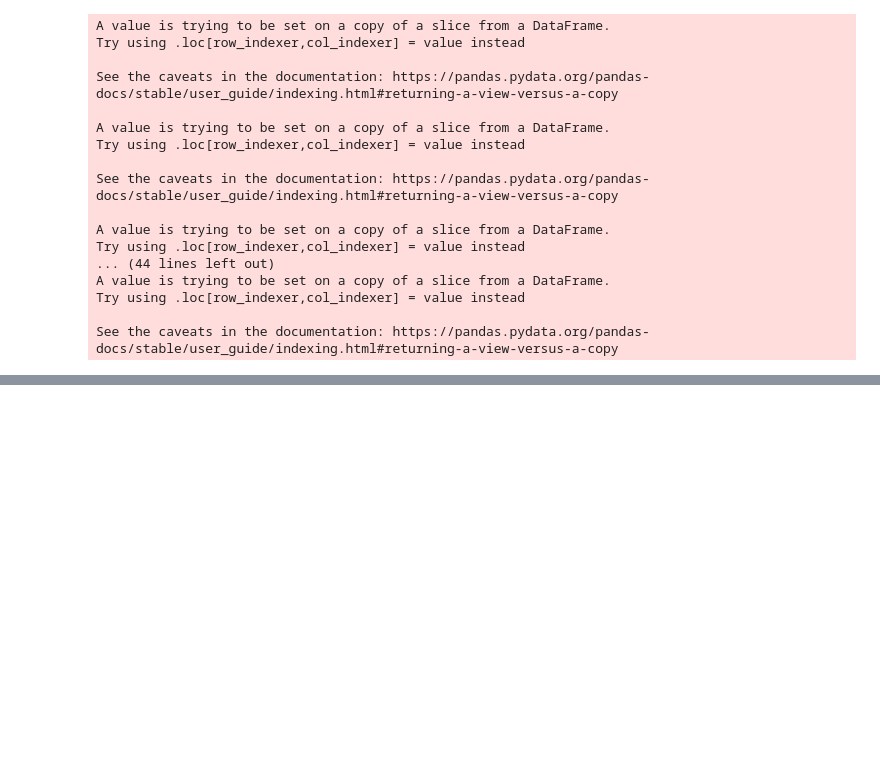
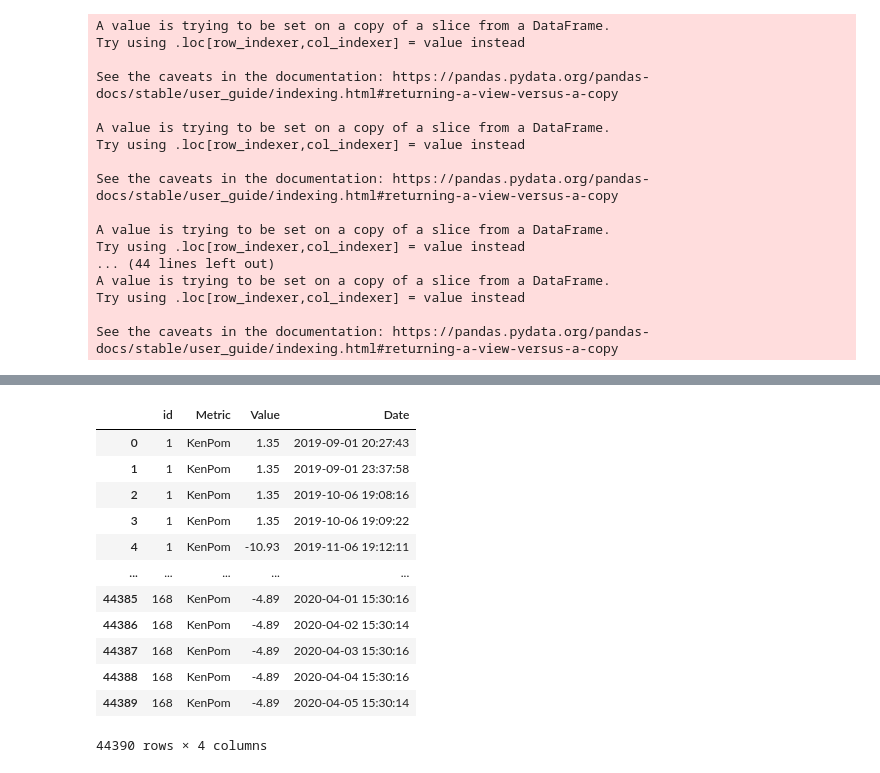
Before and after one commit to blakekobel/college-bball-scraper, a Jupyter notebook: Refactor Statlines.ipynb, the cells around one changed output, grey strips where cells are left out. Saved outputs shown, nothing was run; the diff lists cells and outputs as text; code cells hidden in the pictures; blank space fills up the shorter version.

```diff
--- a/Refactor Statlines.ipynb
+++ b/Refactor Statlines.ipynb
@@ -102,5 +103,3 @@ A value is trying to be set on a copy of a slice from a DataFrame.
 Try using .loc[row_indexer,col_indexer] = value instead
 
 See the caveats in the documentation: https://pandas.pydata.org/pandas-docs/stable/user_guide/indexing.html#returning-a-view-versus-a-copy
-# %%
-result = kpval.append([bpival,srsval,oeffval,deffval,ppgval,papgval,paceval,threeparval,trueshootval,tovval,oppthreeparval,opptrueshootval,opptovval])
@@ -138,0 +128,20 @@ kpval
+# %%
+kpval = kpval.rename(columns={"record_date": "Date"})
+kp_id = pd.merge(kpval, tf, how='inner', left_on="team_name", right_on="kenpom_name")
+kp_final = kp_id[['id','Metric','Value','Date']]
+# %%
+kp_final
+# %% [output]
+|  | id | Metric | Value | Date |
+| 0 | 1 | KenPom | 1.35 | 2019-09-01 20:27:43 |
+| 1 | 1 | KenPom | 1.35 | 2019-09-01 23:37:58 |
+| 2 | 1 | KenPom | 1.35 | 2019-10-06 19:08:16 |
+| 3 | 1 | KenPom | 1.35 | 2019-10-06 19:09:22 |
+| 4 | 1 | KenPom | -10.93 | 2019-11-06 19:12:11 |
+| ... | ... | ... | ... | ... |
+| 44385 | 168 | KenPom | -4.89 | 2020-04-01 15:30:16 |
+| 44386 | 168 | KenPom | -4.89 | 2020-04-02 15:30:14 |
+| 44387 | 168 | KenPom | -4.89 | 2020-04-03 15:30:16 |
+| 44388 | 168 | KenPom | -4.89 | 2020-04-04 15:30:16 |
+| 44389 | 168 | KenPom | -4.89 | 2020-04-05 15:30:14 |
+44390 rows × 4 columns
```
Also changed, not shown: parts of 10 cells of this notebook, 10 other files.
